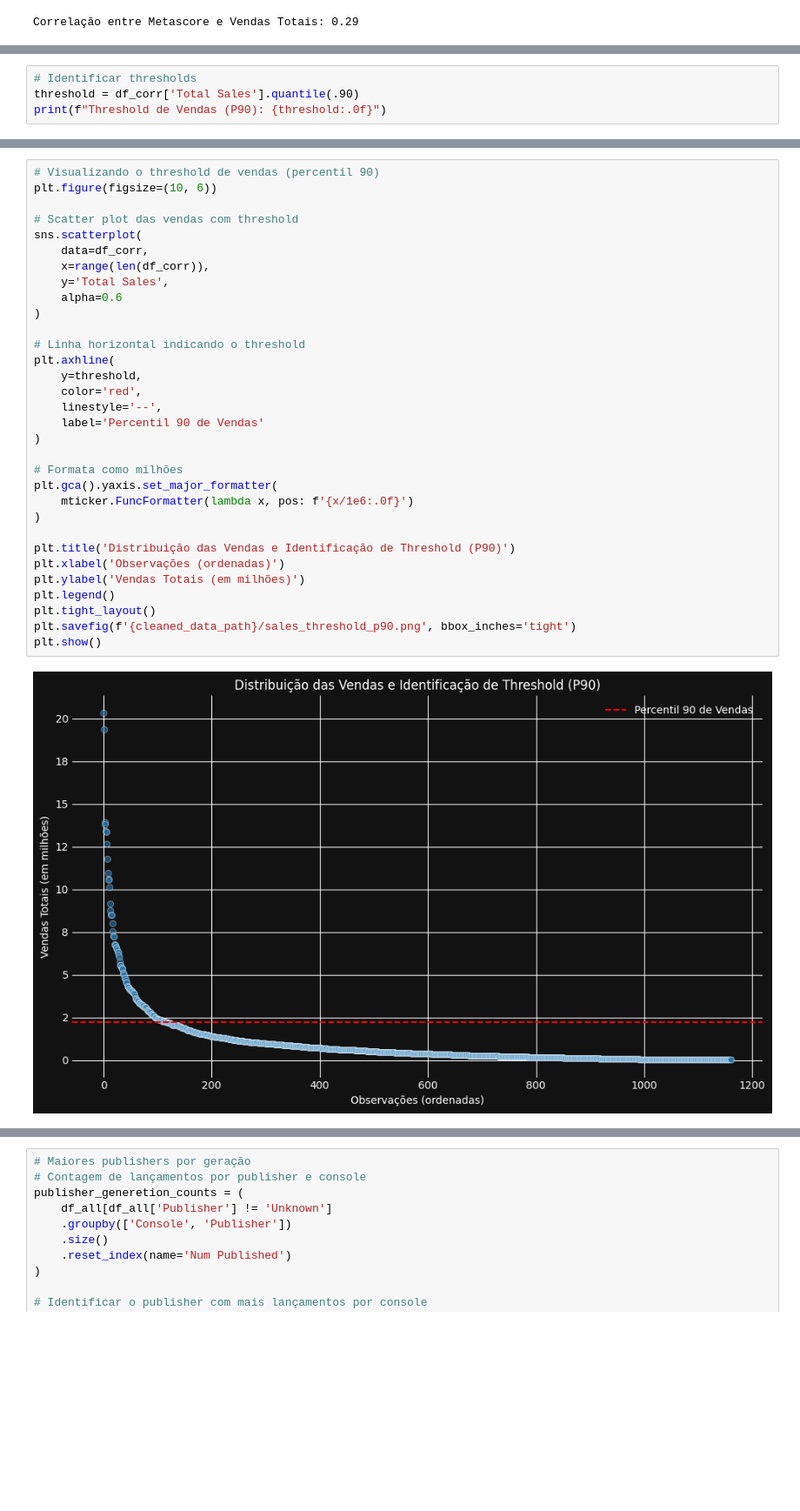
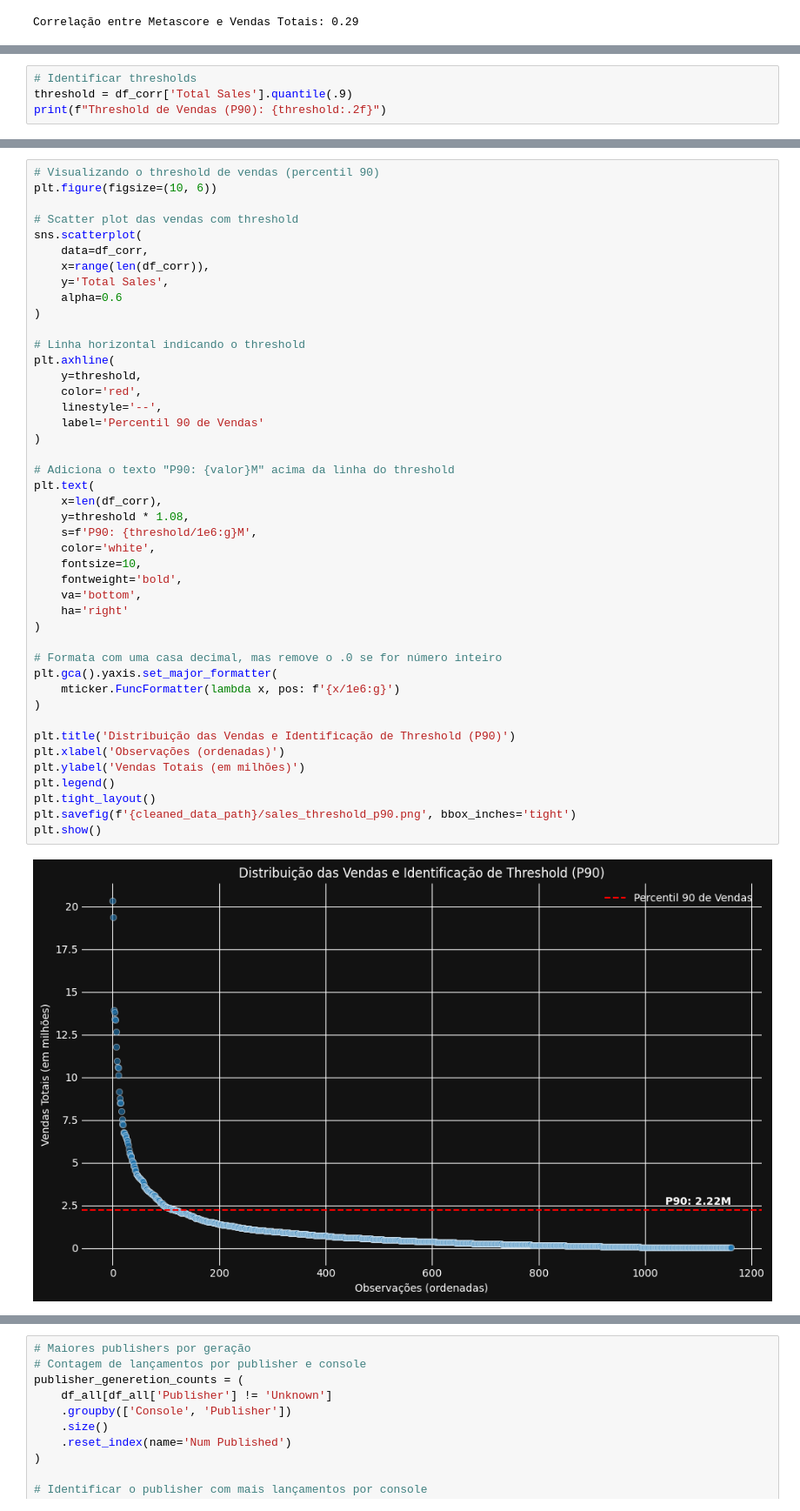
Before and after one commit to uAugustoVR/metadados-playstation, a Jupyter notebook: notebooks/analysis.ipynb, the cells around one changed output, grey strips where cells are left out. Shown at 87% size. Cells and saved outputs as stored; diff of their text form; blank space fills up the shorter version.

```diff
--- a/notebooks/analysis.ipynb
+++ b/notebooks/analysis.ipynb
@@ -1131,6 +1127,6 @@ plt.show()
 [figure]
 # %%
 # Identificar thresholds
-threshold = df_corr['Total Sales'].quantile(.90)
-print(f"Threshold de Vendas (P90): {threshold:.0f}")
+threshold = df_corr['Total Sales'].quantile(.9)
+print(f"Threshold de Vendas (P90): {threshold:.2f}")
 # %% [output]
@@ -1139,36 +1135,48 @@ Threshold de Vendas (P90): 2220000
 # Visualizando o threshold de vendas (percentil 90)
 plt.figure(figsize=(10, 6))
 
 # Scatter plot das vendas com threshold
 sns.scatterplot(
     data=df_corr,
     x=range(len(df_corr)),
     y='Total Sales',
     alpha=0.6
 )
 
 # Linha horizontal indicando o threshold
 plt.axhline(
     y=threshold,
     color='red',
     linestyle='--',
     label='Percentil 90 de Vendas'
 )
 
-# Formata como milhões
+# Adiciona o texto "P90: {valor}M" acima da linha do threshold
+plt.text(
+    x=len(df_corr),
+    y=threshold * 1.08,
+    s=f'P90: {threshold/1e6:g}M',
+    color='white',
+    fontsize=10,
+    fontweight='bold',
+    va='bottom',
+    ha='right'
+)
+
+# Formata com uma casa decimal, mas remove o .0 se for número inteiro
 plt.gca().yaxis.set_major_formatter(
-    mticker.FuncFormatter(lambda x, pos: f'{x/1e6:.0f}')
+    mticker.FuncFormatter(lambda x, pos: f'{x/1e6:g}')
 )
 
 plt.title('Distribuição das Vendas e Identificação de Threshold (P90)')
 plt.xlabel('Observações (ordenadas)')
 plt.ylabel('Vendas Totais (em milhões)')
 plt.legend()
 plt.tight_layout()
 plt.savefig(f'{cleaned_data_path}/sales_threshold_p90.png', bbox_inches='tight')
 plt.show()
 # %% [output]
-[figure, old version]
+[figure, new version]
 # %%
 # Visualizando o threshold de vendas (percentil 90) em relação ao metascore
 plt.figure(figsize=(10, 6))
```
Also changed, not shown: parts of 29 cells of this notebook, 6 other files.
